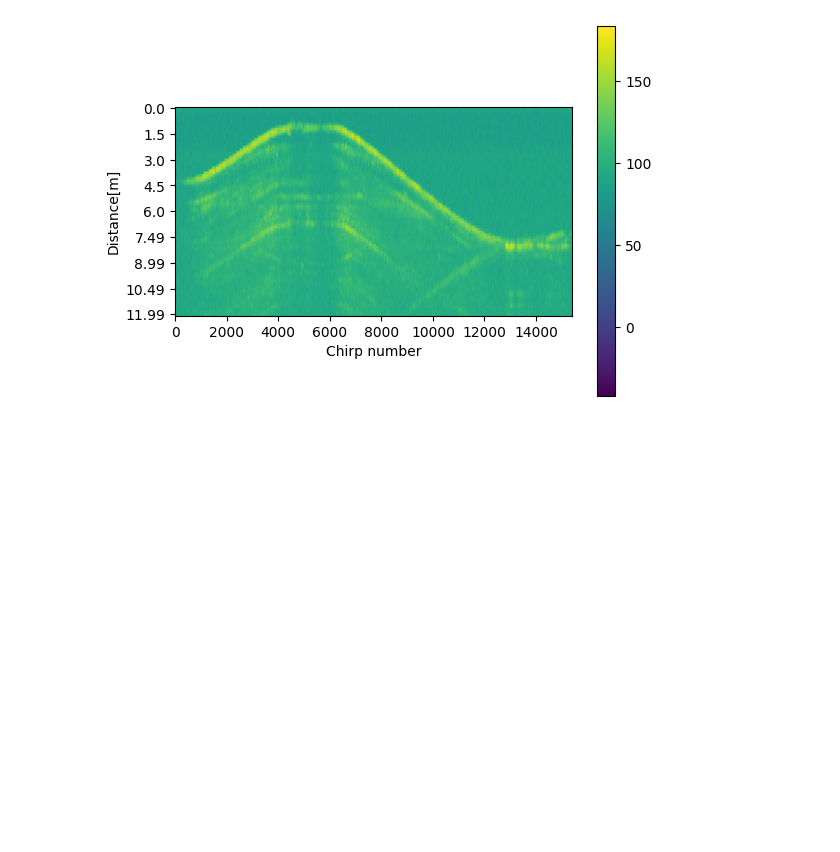
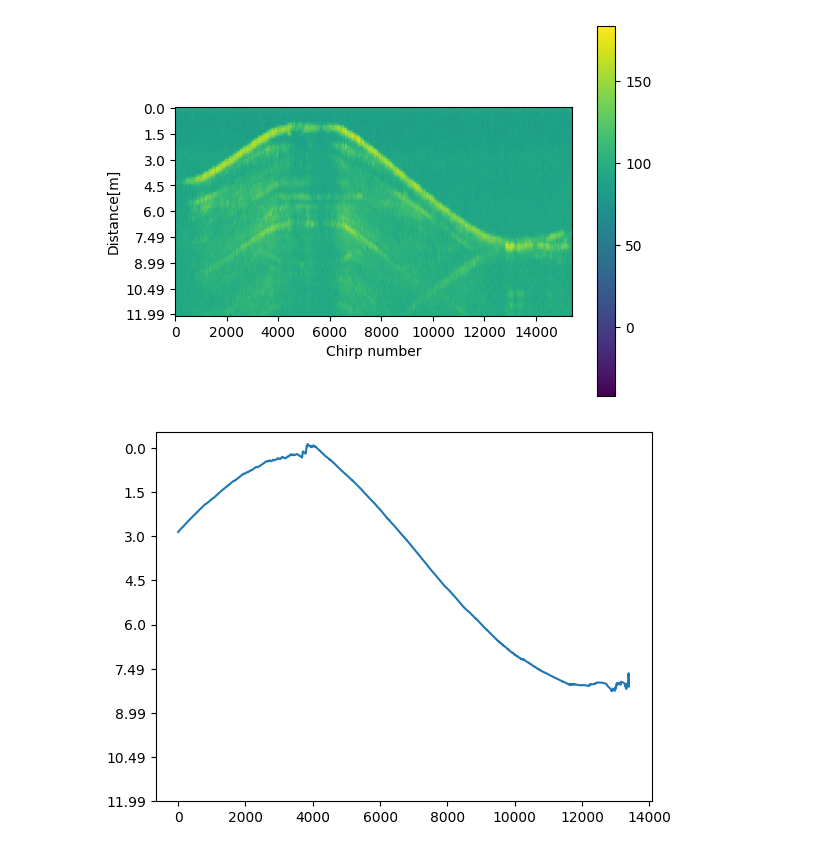
Before and after one commit to Norceis/radar-project, a Jupyter notebook: notebooks/kalman_tests.ipynb, the cells around one changed output. Saved outputs shown, nothing was run; the diff lists cells and outputs as text; code cells hidden in the pictures; blank space fills up the shorter version.

```diff
--- a/notebooks/kalman_tests.ipynb
+++ b/notebooks/kalman_tests.ipynb
@@ -72,0 +132,7 @@ for t in tqdm(range(15394)):
+# %%
+plt.plot(np.flip(np.where(positions < 90, positions, 90) , axis=(0, 1)))
+plt.yticks(np.arange(start=0, stop=81, step=10), y[:81:10])
+plt.gca().invert_yaxis()
+plt.show()
+# %% [output]
+[figure, added]
```
Also changed, not shown: parts of 17 cells of this notebook, 2 other files.
